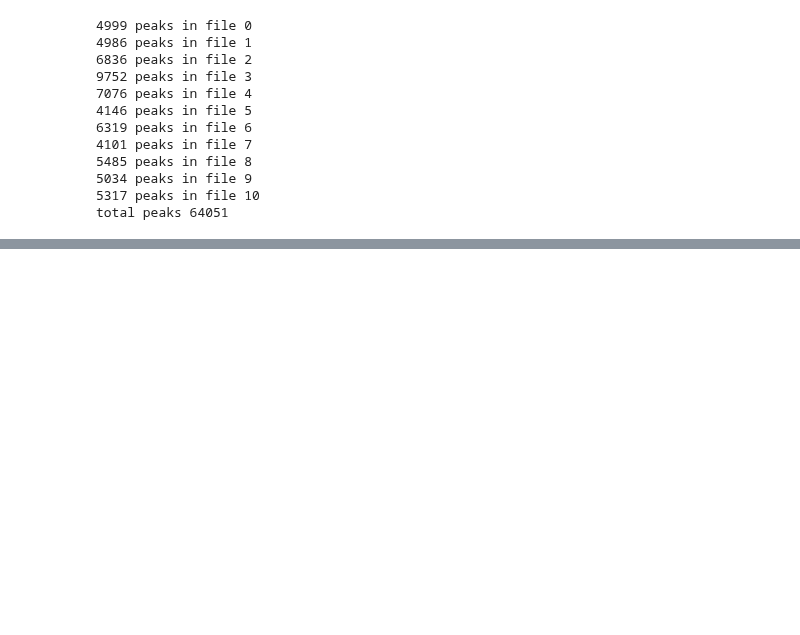
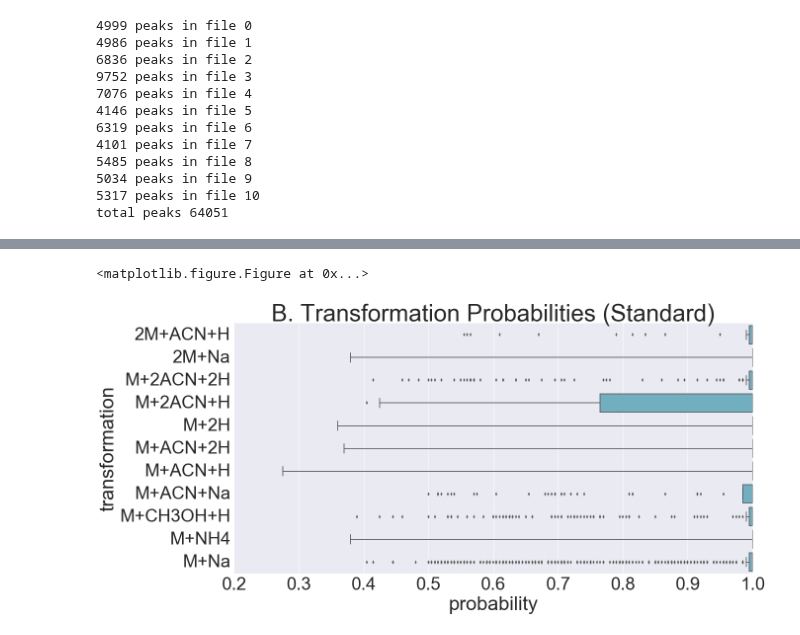
Before and after one commit to sdrogers/metabolomics_tools, a Jupyter notebook: alignment/notebooks/plotting_clusters_all.ipynb, the cells around one changed output, grey strips where cells are left out. Drawn from its saved outputs; the diff is of its cells as text; code cells hidden in the pictures; blank space fills up the shorter version.

```diff
--- a/alignment/notebooks/plotting_clusters_all.ipynb
+++ b/alignment/notebooks/plotting_clusters_all.ipynb
@@ -225,0 +258,6 @@ Total peaks having non-M+H trans = 59036
+# %%
+sns.set_context("notebook", font_scale=3.6)
+df = plot_trans(aligner_std.clustering_results, 'Standard', exclude_MH=True, size=10, aspect=2, plot=2)
+# %% [output]
+<matplotlib.figure.Figure at 0x...>
+[figure, added]
```
Also changed, not shown: parts of 15 cells of this notebook, 25 other files.
